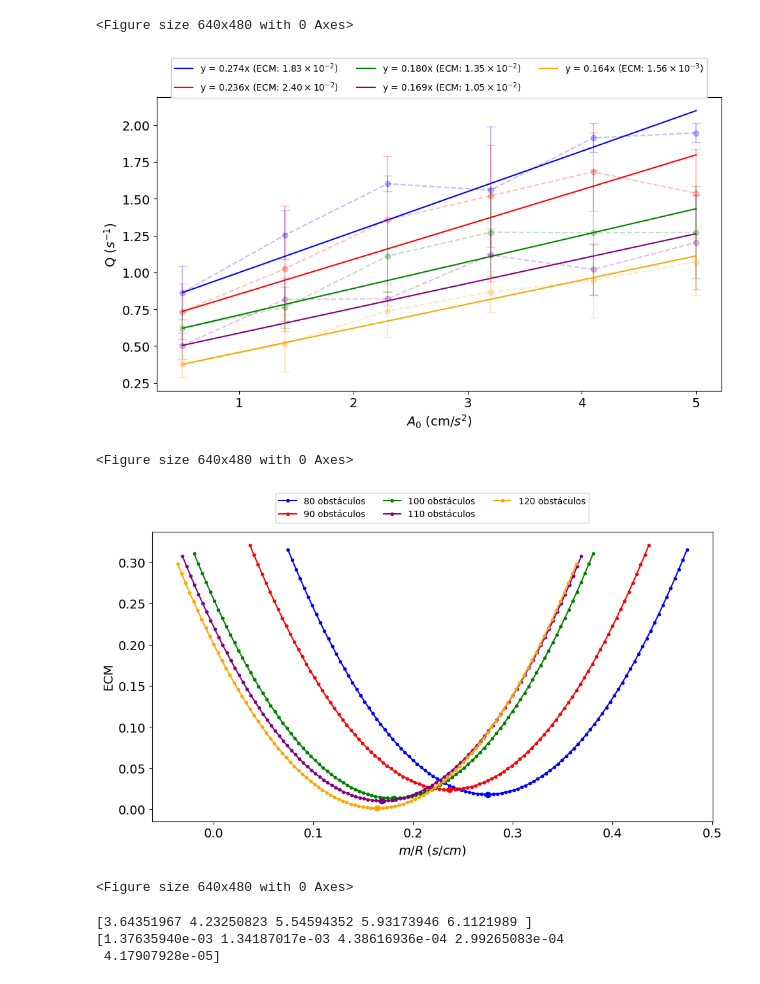
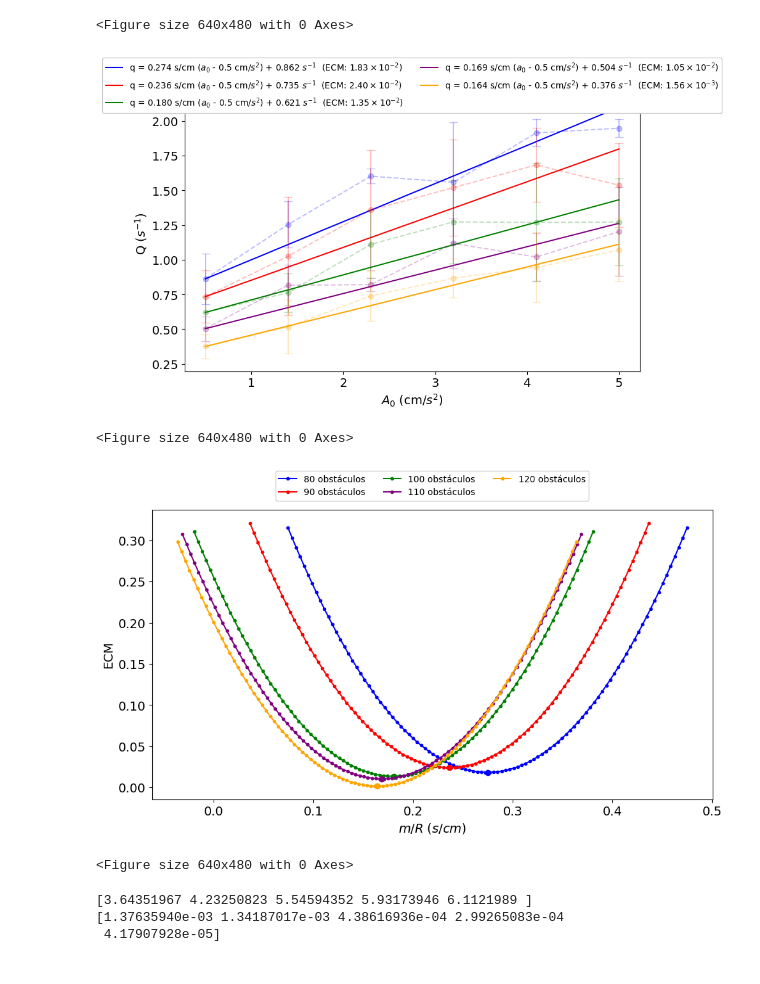
Before and after one commit to JR-Castro/simulacion-de-sistemas, a Jupyter notebook: granular-medium/scripts/q_vs_a0.ipynb, the cells around one changed output. Cells and saved outputs as stored; diff of their text form; code cells hidden in the pictures.

Commit message:
Update linear fit legend on graphs

```diff
--- a/granular-medium/scripts/q_vs_a0.ipynb
+++ b/granular-medium/scripts/q_vs_a0.ipynb
@@ -290,40 +290,40 @@ plt.figure(figsize=(10, 6))
 for i in range(len(M_VALUES)):
     plt.errorbar(A0_VALUES, c_q_means[i], yerr=c_q_std[i], fmt='--o', capsize=5, alpha=0.25, color=colors[i])
     plt.plot(A0_VALUES, [c_inv_resistance[i] * (a0 - A0_VALUES[0]) + c_q_means[i][0] for a0 in A0_VALUES],
-             label=f"y = {c_inv_resistance[i]:.3f}x (ECM: {formatter(c_inv_resistance_ecm[i],None)})",
+             label=f"q = {c_inv_resistance[i]:.3f} s/cm ($a_0$ - {A0_VALUES[0]} cm/$s^2$) + {c_q_means[i][0]:.3f} $s^{{-1}}$  (ECM: {formatter(c_inv_resistance_ecm[i],None)})",
              color=colors[i],)
 
-plt.legend(loc='upper center', bbox_to_anchor=(0.5, 1.15), framealpha=1.0, ncol=3)
+plt.legend(loc='upper center', bbox_to_anchor=(0.5, 1.15), framealpha=1.0, ncol=2)
 
 # plt.subplots_adjust(top=0.95)
 plt.xlabel("$A_0$ (cm/$s^2$)", fontdict=FONT)
 plt.ylabel("Q ($s^{-1}$)", fontdict=FONT)
 plt.xticks(fontsize=14)
 plt.yticks(fontsize=14)
 plt.tight_layout()
 
 plt.savefig("../analysis/q_vs_a0_m_lines.png", dpi=300)
 plt.show()
 plt.clf()
 
 plt.figure(figsize=(10, 6))
 for i in range(len(M_VALUES)):
     plt.plot(c_inv_resistance_values[i], c_inv_resistance_errors[i], marker='.', label=f"{M_VALUES[i]} obstáculos", color=colors[i])
     min_idx = np.argmin(c_inv_resistance_errors[i])
     plt.plot(c_inv_resistance_values[i][min_idx], c_inv_resistance_errors[i][min_idx], 'o', color=colors[i])
 
 plt.legend(loc='upper center', bbox_to_anchor=(0.5, 1.15), framealpha=1.0, ncol=3)
 plt.xlabel("$m/R$ ($s/cm$)", fontdict=FONT)
 plt.ylabel("ECM", fontdict=FONT)
 plt.xticks(fontsize=14)
 plt.yticks(fontsize=14)
 plt.tight_layout()
 
 plt.savefig("../analysis/q_vs_a0_m_error.png", dpi=300)
 plt.show()
 plt.clf()
 # %% [output]
-[figure, old version]
+[figure, new version]
 <Figure size 640x480 with 0 Axes>
 [figure]
 <Figure size 640x480 with 0 Axes>
```
Also changed, not shown: parts of 1 cell of this notebook, 1 other file.
